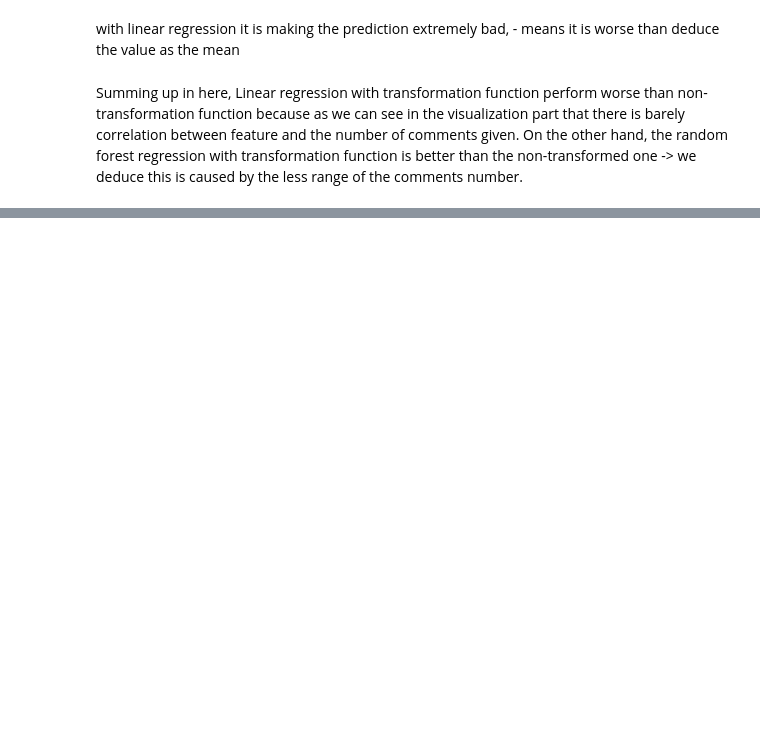
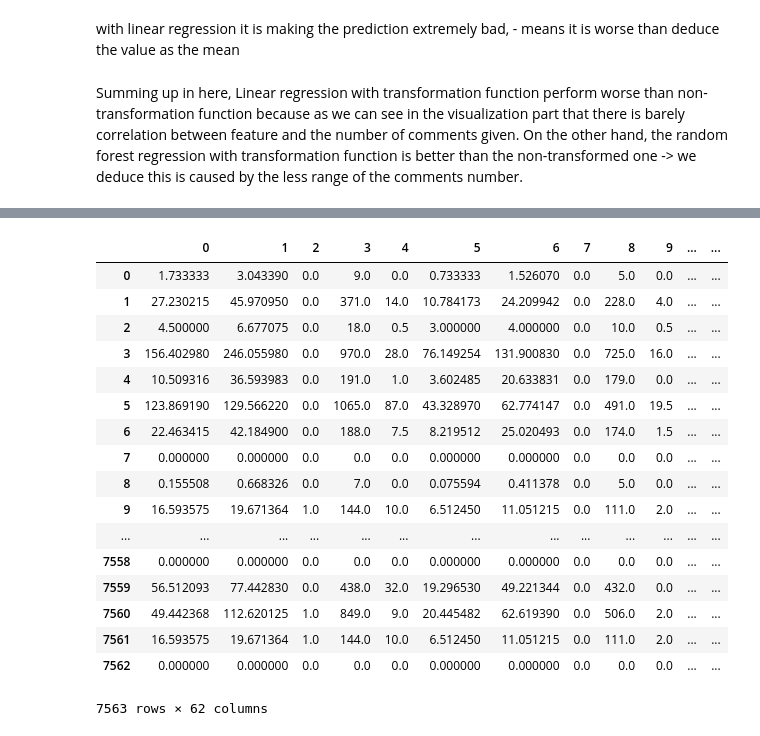
Before and after one commit to edwardsujono/blog_feed_analytic, a Jupyter notebook: Analysis.ipynb, the cells around one changed output, grey strips where cells are left out. Saved outputs shown, nothing was run; the diff lists cells and outputs as text; code cells hidden in the pictures; blank space fills up the shorter version.

```diff
--- a/Analysis.ipynb
+++ b/Analysis.ipynb
@@ -333,7 +336,7 @@ Most of the features resembling power function such that by having log transform
 # %% [markdown]
 check the range of the feature data first
 # %%
-df_x = df[list(range(10,20))]
+df_x = df[list(range(60))]
 # %% [markdown]
 the first label would be from the range (< 25%) , second label (25%<= x   < 50%),third label (50% <= 75%), last label ( > 75% )
 # %%
@@ -369,0 +373,10 @@ score: 0.303719851631
+# %%
+X_train, X_test, Y_train, Y_test = train_test_split(df_x, df_y, test_size=0.05, random_state=0)
+
+model = RandomForestRegressor(n_estimators = 100,n_jobs =-1,oob_score=True)
+
+
+model.fit(X_train,Y_train)
+Y_pred = model.predict(X_train)
+print("rmse: %s" % math.sqrt(mean_squared_error(Y_train, Y_pred)))
+print ("score: %s" % model.score(X_test,Y_test))
@@ -430,3 +461,11 @@ df2 = df2.fillna(0)
+# %%
+def standard_error_regression(y_test):
+
+    y_mean = np.mean(y_test)
+    error = np.power( (y_test-y_mean), 2)
+    error = np.sum(error)*1.0/(len(y_test)-2)
+
+    return np.sqrt(error)
 # %%
 def nn_model():
     #create model
@@ -534,0 +667,21 @@ Summing up in here, Linear regression with transformation function perform worse
+# %%
+df_x_test
+# %% [output]
+|  | 0 | 1 | 2 | 3 | 4 | 5 | 6 | 7 | 8 | 9 | ... | ... |
+| 0 | 1.733333 | 3.043390 | 0.0 | 9.0 | 0.0 | 0.733333 | 1.526070 | 0.0 | 5.0 | 0.0 | ... | ... |
+| 1 | 27.230215 | 45.970950 | 0.0 | 371.0 | 14.0 | 10.784173 | 24.209942 | 0.0 | 228.0 | 4.0 | ... | ... |
+| 2 | 4.500000 | 6.677075 | 0.0 | 18.0 | 0.5 | 3.000000 | 4.000000 | 0.0 | 10.0 | 0.5 | ... | ... |
+| 3 | 156.402980 | 246.055980 | 0.0 | 970.0 | 28.0 | 76.149254 | 131.900830 | 0.0 | 725.0 | 16.0 | ... | ... |
+| 4 | 10.509316 | 36.593983 | 0.0 | 191.0 | 1.0 | 3.602485 | 20.633831 | 0.0 | 179.0 | 0.0 | ... | ... |
+| 5 | 123.869190 | 129.566220 | 0.0 | 1065.0 | 87.0 | 43.328970 | 62.774147 | 0.0 | 491.0 | 19.5 | ... | ... |
+| 6 | 22.463415 | 42.184900 | 0.0 | 188.0 | 7.5 | 8.219512 | 25.020493 | 0.0 | 174.0 | 1.5 | ... | ... |
+| 7 | 0.000000 | 0.000000 | 0.0 | 0.0 | 0.0 | 0.000000 | 0.000000 | 0.0 | 0.0 | 0.0 | ... | ... |
+| 8 | 0.155508 | 0.668326 | 0.0 | 7.0 | 0.0 | 0.075594 | 0.411378 | 0.0 | 5.0 | 0.0 | ... | ... |
+| 9 | 16.593575 | 19.671364 | 1.0 | 144.0 | 10.0 | 6.512450 | 11.051215 | 0.0 | 111.0 | 2.0 | ... | ... |
+| ... | ... | ... | ... | ... | ... | ... | ... | ... | ... | ... | ... | ... |
+| 7558 | 0.000000 | 0.000000 | 0.0 | 0.0 | 0.0 | 0.000000 | 0.000000 | 0.0 | 0.0 | 0.0 | ... | ... |
+| 7559 | 56.512093 | 77.442830 | 0.0 | 438.0 | 32.0 | 19.296530 | 49.221344 | 0.0 | 432.0 | 0.0 | ... | ... |
+| 7560 | 49.442368 | 112.620125 | 1.0 | 849.0 | 9.0 | 20.445482 | 62.619390 | 0.0 | 506.0 | 2.0 | ... | ... |
+| 7561 | 16.593575 | 19.671364 | 1.0 | 144.0 | 10.0 | 6.512450 | 11.051215 | 0.0 | 111.0 | 2.0 | ... | ... |
+| 7562 | 0.000000 | 0.000000 | 0.0 | 0.0 | 0.0 | 0.000000 | 0.000000 | 0.0 | 0.0 | 0.0 | ... | ... |
+7563 rows × 62 columns
```
Also changed, not shown: parts of 13 cells of this notebook.
